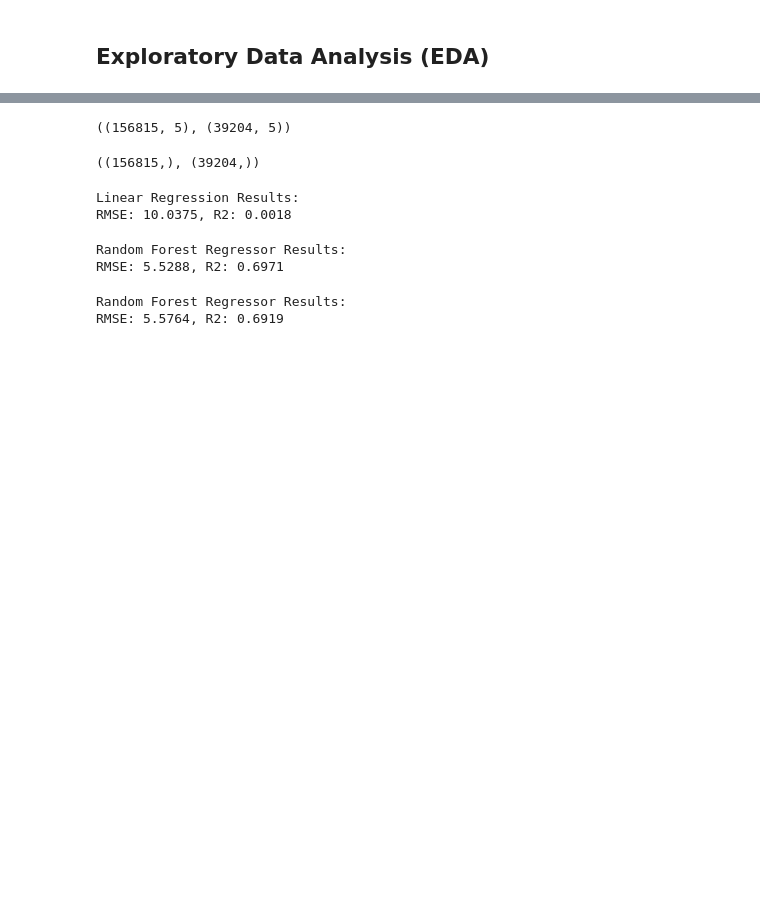
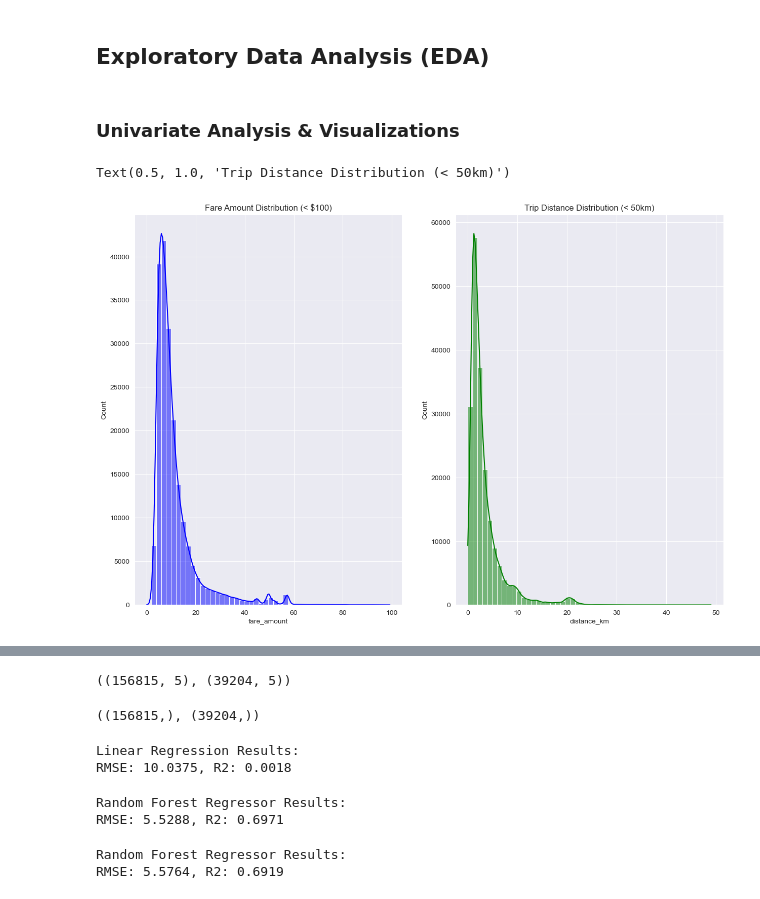
Before and after one commit to junaidazhar42/Uber-Fare-Prediction, a Jupyter notebook: main.ipynb, the cells around one changed output, grey strips where cells are left out. Cells and saved outputs as stored; diff of their text form; code cells hidden in the pictures; blank space fills up the shorter version.

Commit message:
Univariate Analysis

```diff
--- a/main.ipynb
+++ b/main.ipynb
@@ -248,3 +248,20 @@ df.head()
 | 4 | 17610152 | 2014-08-28 17:47:00.000000188 | 16.0 | 2014-08-28 17:47:00+00:00 | -73.925023 | 40.744085 | ... |
 # %% [markdown]
 ## Exploratory Data Analysis (EDA)
+# %% [markdown]
+### Univariate Analysis & Visualizations
+# %%
+sns.set_style("darkgrid")
+# %%
+# Fare Amount Distribution
+fig, axes = plt.subplots(1, 2, figsize=(15, 10))
+
+sns.histplot(df[df['fare_amount'] < 100]['fare_amount'], bins = 50, kde = True, color = 'blue', ax = axes[0])
+axes[0].set_title("Fare Amount Distribution (< $100)")
+
+# Distance Distribution
+sns.histplot(df[df['distance_km'] < 50]['distance_km'], bins = 50, kde = True, color = 'green', ax = axes[1])
+axes[1].set_title("Trip Distance Distribution (< 50km)")
+# %% [output]
+Text(0.5, 1.0, 'Trip Distance Distribution (< 50km)')
+[figure, added]
```
Also changed, not shown: parts of 2 cells of this notebook.
